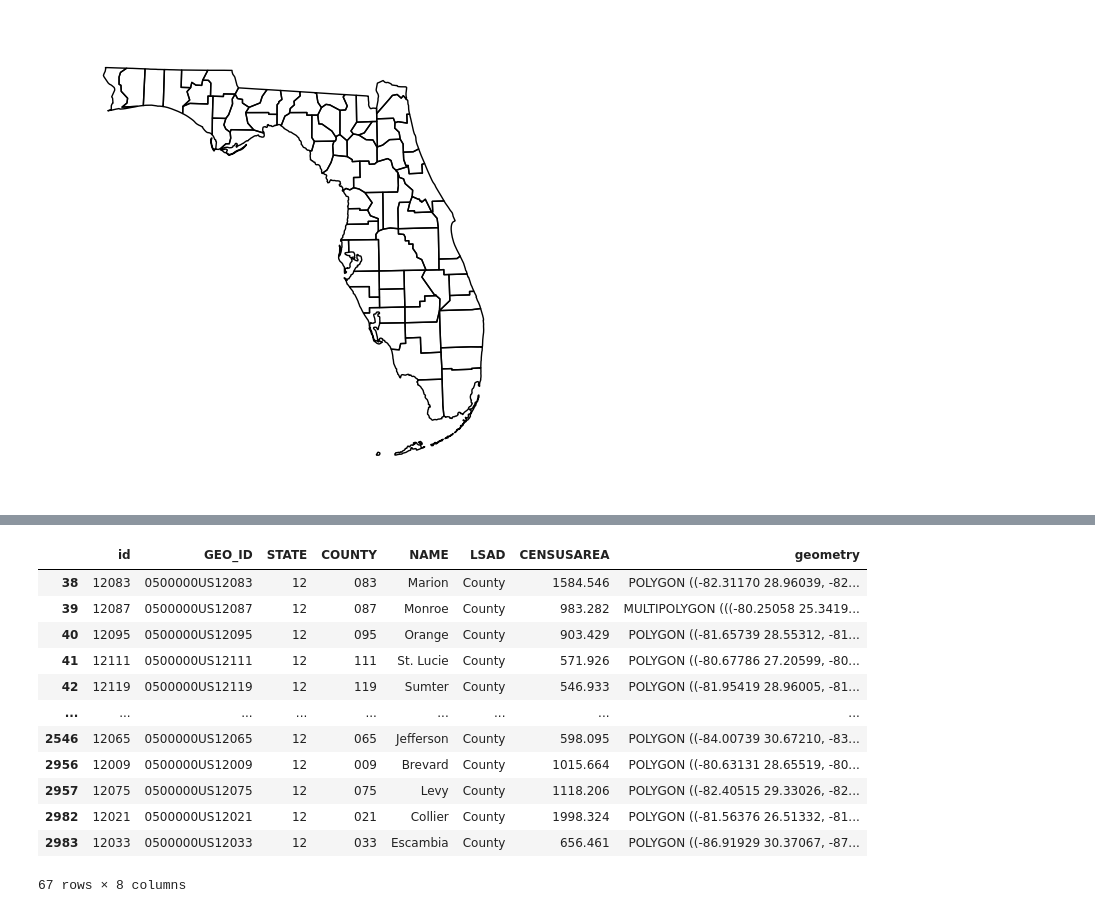
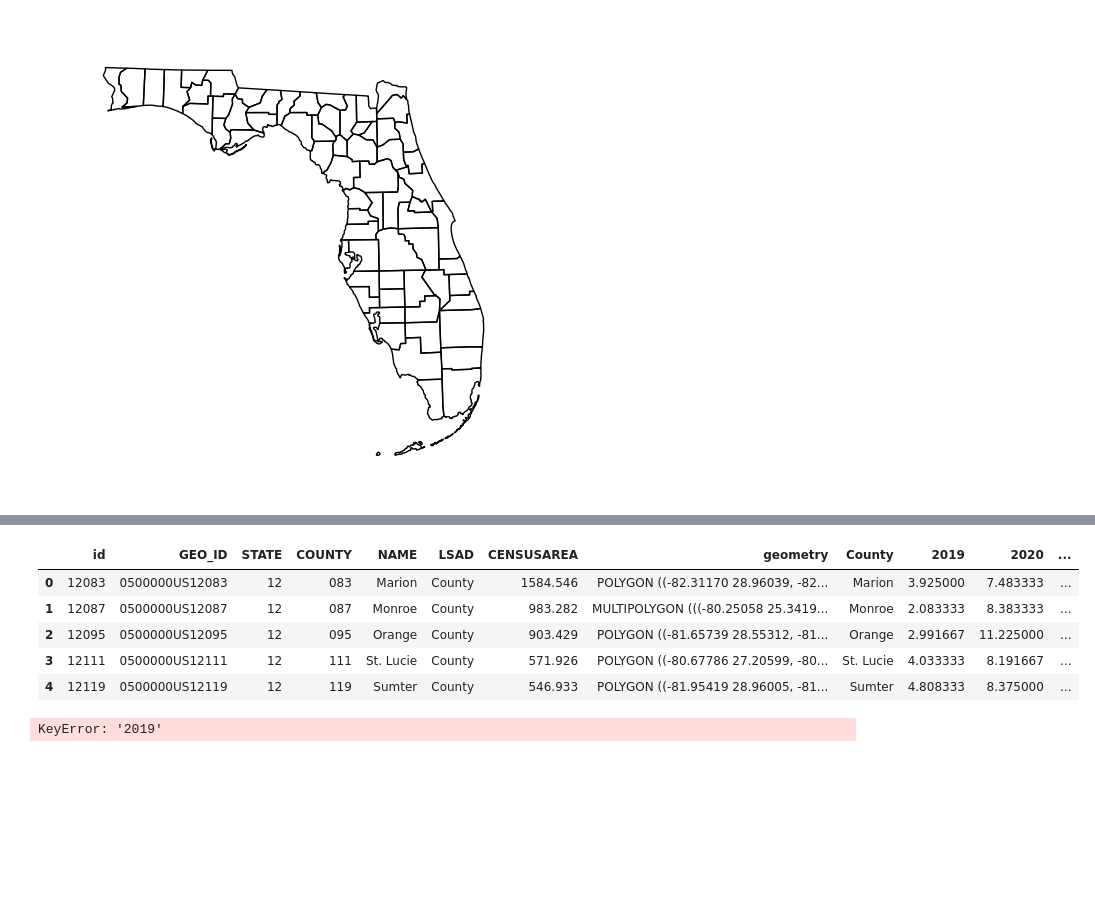
Before and after one commit to UDoWhile/Project-1, a Jupyter notebook: main_angelica.ipynb, the cells around one changed output, grey strips where cells are left out. Saved outputs shown, nothing was run; the diff lists cells and outputs as text; code cells hidden in the pictures; blank space fills up the shorter version.

```diff
--- a/main_angelica.ipynb
+++ b/main_angelica.ipynb
@@ -139,16 +152,29 @@ geoData[~geoData.STATE.isin(statesToRemove)]
-# %%
-geoData.loc[geoData['STATE']=='12']
-# %% [output]
-|  | id | GEO_ID | STATE | COUNTY | NAME | LSAD | CENSUSAREA | geometry |
-| 38 | 12083 | 0500000US12083 | 12 | 083 | Marion | County | 1584.546 | POLYGON ((-82.31170 28.96039, -82... |
-| 39 | 12087 | 0500000US12087 | 12 | 087 | Monroe | County | 983.282 | MULTIPOLYGON (((-80.25058 25.3419... |
-| 40 | 12095 | 0500000US12095 | 12 | 095 | Orange | County | 903.429 | POLYGON ((-81.65739 28.55312, -81... |
-| 41 | 12111 | 0500000US12111 | 12 | 111 | St. Lucie | County | 571.926 | POLYGON ((-80.67786 27.20599, -80... |
-| 42 | 12119 | 0500000US12119 | 12 | 119 | Sumter | County | 546.933 | POLYGON ((-81.95419 28.96005, -81... |
-| ... | ... | ... | ... | ... | ... | ... | ... | ... |
-| 2546 | 12065 | 0500000US12065 | 12 | 065 | Jefferson | County | 598.095 | POLYGON ((-84.00739 30.67210, -83... |
-| 2956 | 12009 | 0500000US12009 | 12 | 009 | Brevard | County | 1015.664 | POLYGON ((-80.63131 28.65519, -80... |
-| 2957 | 12075 | 0500000US12075 | 12 | 075 | Levy | County | 1118.206 | POLYGON ((-82.40515 29.33026, -82... |
-| 2982 | 12021 | 0500000US12021 | 12 | 021 | Collier | County | 1998.324 | POLYGON ((-81.56376 26.51332, -81... |
-| 2983 | 12033 | 0500000US12033 | 12 | 033 | Escambia | County | 656.461 | POLYGON ((-86.91929 30.37067, -87... |
-67 rows × 8 columns
+# %%
+#merge spatial and numerical data
+full_df = florida.merge(fl_unemployment_yearly,left_on=['NAME'],right_on=['County'])
+full_df.head()
+# %% [output]
+|  | id | GEO_ID | STATE | COUNTY | NAME | LSAD | CENSUSAREA | geometry | County | 2019 | 2020 | ... |
+| 0 | 12083 | 0500000US12083 | 12 | 083 | Marion | County | 1584.546 | POLYGON ((-82.31170 28.96039, -82... | Marion | 3.925000 | 7.483333 | ... |
+| 1 | 12087 | 0500000US12087 | 12 | 087 | Monroe | County | 983.282 | MULTIPOLYGON (((-80.25058 25.3419... | Monroe | 2.083333 | 8.383333 | ... |
+| 2 | 12095 | 0500000US12095 | 12 | 095 | Orange | County | 903.429 | POLYGON ((-81.65739 28.55312, -81... | Orange | 2.991667 | 11.225000 | ... |
+| 3 | 12111 | 0500000US12111 | 12 | 111 | St. Lucie | County | 571.926 | POLYGON ((-80.67786 27.20599, -80... | St. Lucie | 4.033333 | 8.191667 | ... |
+| 4 | 12119 | 0500000US12119 | 12 | 119 | Sumter | County | 546.933 | POLYGON ((-81.95419 28.96005, -81... | Sumter | 4.808333 | 8.375000 | ... |
+# %%
+#color mapping with 15 colors
+scheme = mc.Quantiles(full_df['2019'], k=10)
+
+# Map
+gplt.choropleth(
+    full_df,
+    projection=gcrs.AlbersEqualArea(),
+    hue='2019',
+    scheme=scheme, cmap='inferno_r',
+    linewidth=.1,
+    edgecolor='black',
+    figsize=(12, 8)
+)
+
+plt.show()
+# %% [output]
+KeyError: '2019'
```
Also changed, not shown: parts of 13 cells of this notebook.
